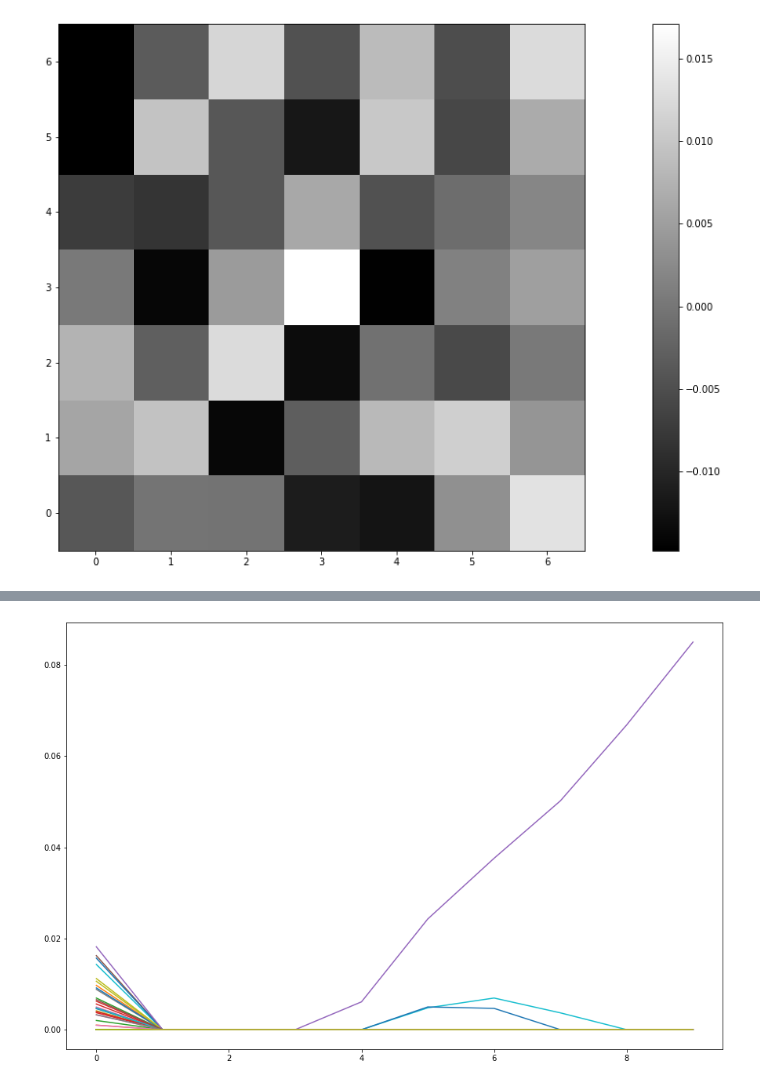
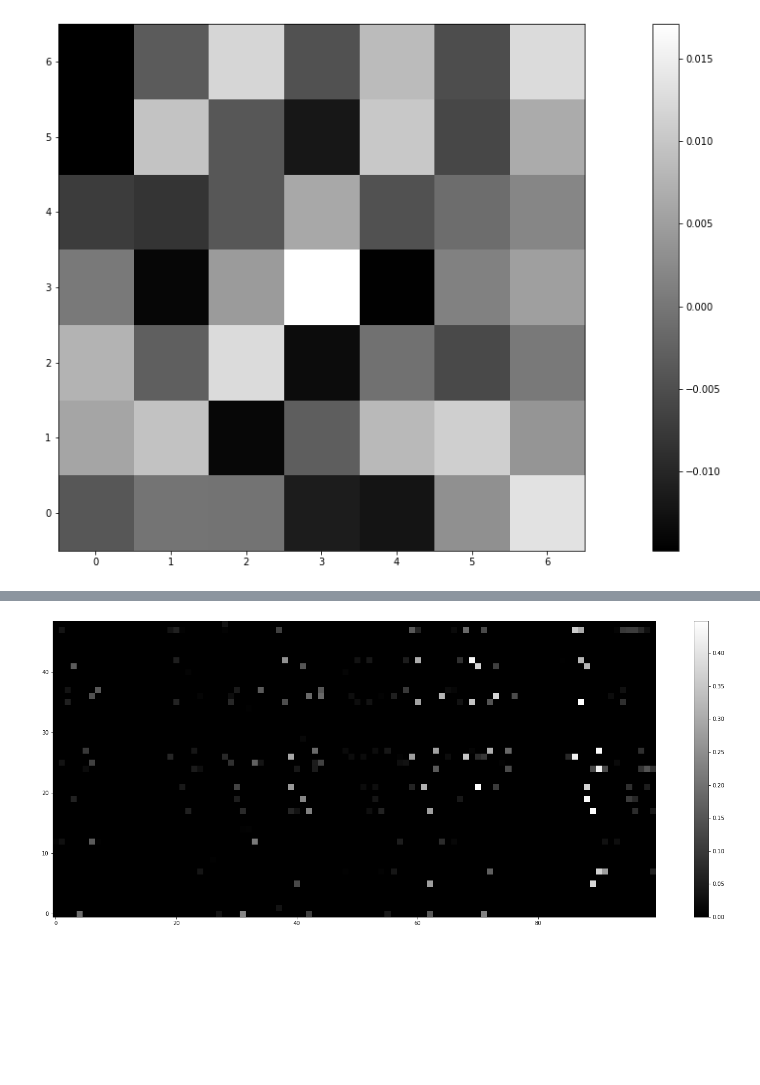
Before and after one commit to alexeyche/alexeyche-junk, a Jupyter notebook: bcm/Receptive Field Development.ipynb, the cells around one changed output, grey strips where cells are left out. Saved outputs shown, nothing was run; the diff lists cells and outputs as text; code cells hidden in the pictures; blank space fills up the shorter version.

```diff
--- a/bcm/Receptive Field Development.ipynb
+++ b/bcm/Receptive Field Development.ipynb
@@ -144,26 +151,6 @@ np.fill_diagonal(R, 0)
 
 W0 = W.copy()
 R0 = R.copy()
-# %%
-i = 0
-x = X[i*batch_size:(i+1)*batch_size,:]
-
-num_iters = 10
-du_stat = np.zeros((num_iters, batch_size, num_hidden))
-y_stat = np.zeros((num_iters, batch_size, num_hidden))
-u_stat = np.zeros((num_iters, batch_size, num_hidden))
-
-y = np.zeros((batch_size, num_hidden))
-u = np.zeros((batch_size, num_hidden))
-for it in range(num_iters):
-    du = np.dot(x, W) - np.dot(y, R)
-    u += dt * du
-    y = a * relu(u - theta)
-    du_stat[it] = np.linalg.norm(du)
-
-    y_stat[it] = y.copy()
-    u_stat[it] = u.copy()
-    du_stat[it] = du.copy()
 # %%
 y_stat = np.zeros((epochs, num_hidden))
 converge_stat = np.zeros((epochs, 2))
@@ -274,24 +255,4 @@ shm(R)
-# %%
-i = 0
-x = X[i*batch_size:(i+1)*batch_size,:]
-
-num_iters = 10
-du_stat = np.zeros((num_iters, batch_size, num_hidden))
-y_stat = np.zeros((num_iters, batch_size, num_hidden))
-u_stat = np.zeros((num_iters, batch_size, num_hidden))
-
-y = np.zeros((batch_size, num_hidden))
-u = np.zeros((batch_size, num_hidden))
-for it in range(num_iters):
-    du = np.dot(x, W) - np.dot(y, R)
-    u += dt * du
-    y = a * relu(u - theta)
-    du_stat[it] = np.linalg.norm(du)
-
-    y_stat[it] = y.copy()
-    u_stat[it] = u.copy()
-    du_stat[it] = du.copy()
-# %%
-shl(y_stat[:,6])
-# %% [output]
-[figure, removed]
+# %%
+shm(y[:100])
+# %% [output]
+[figure, added]
```
Also changed, not shown: parts of 10 cells of this notebook.
